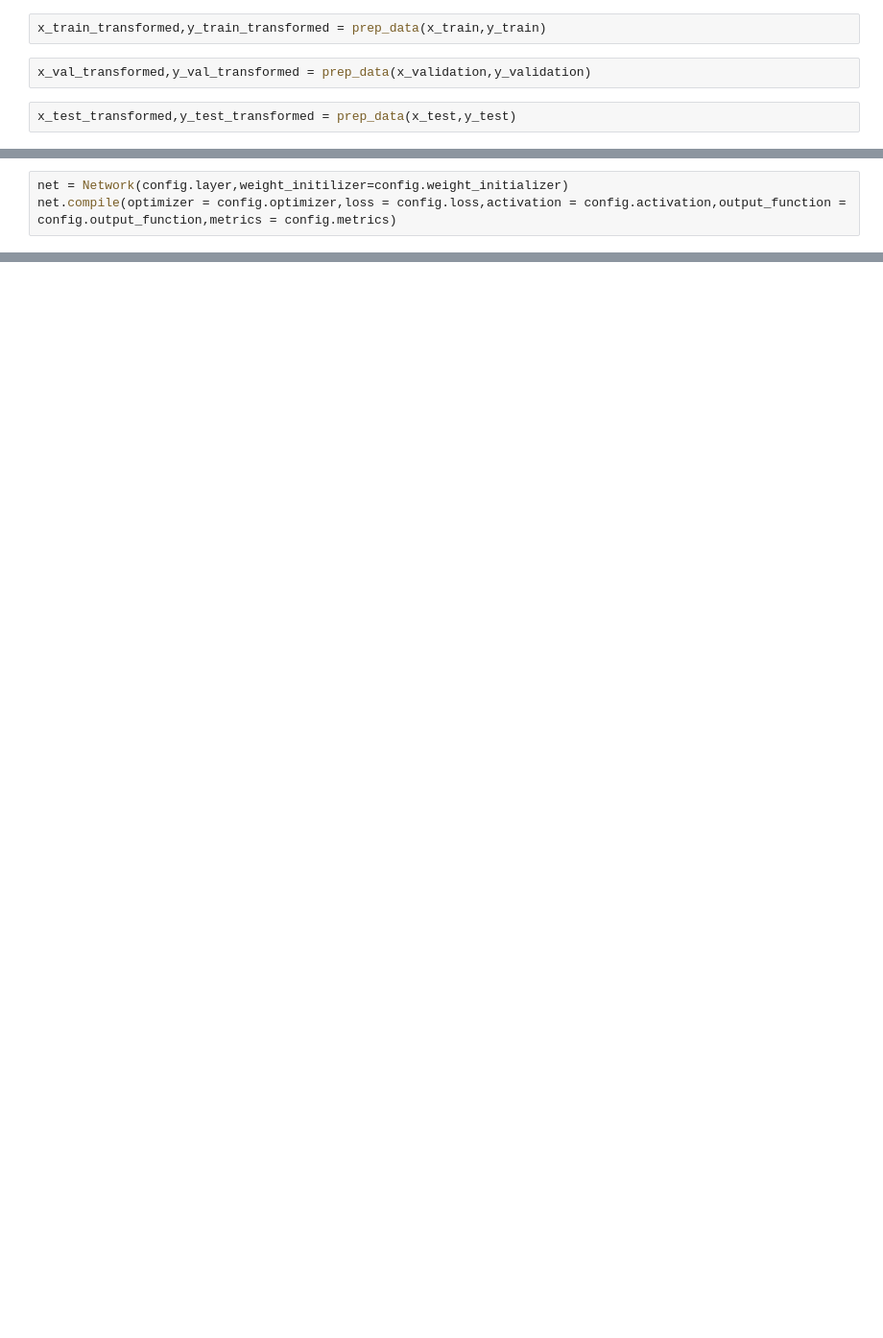
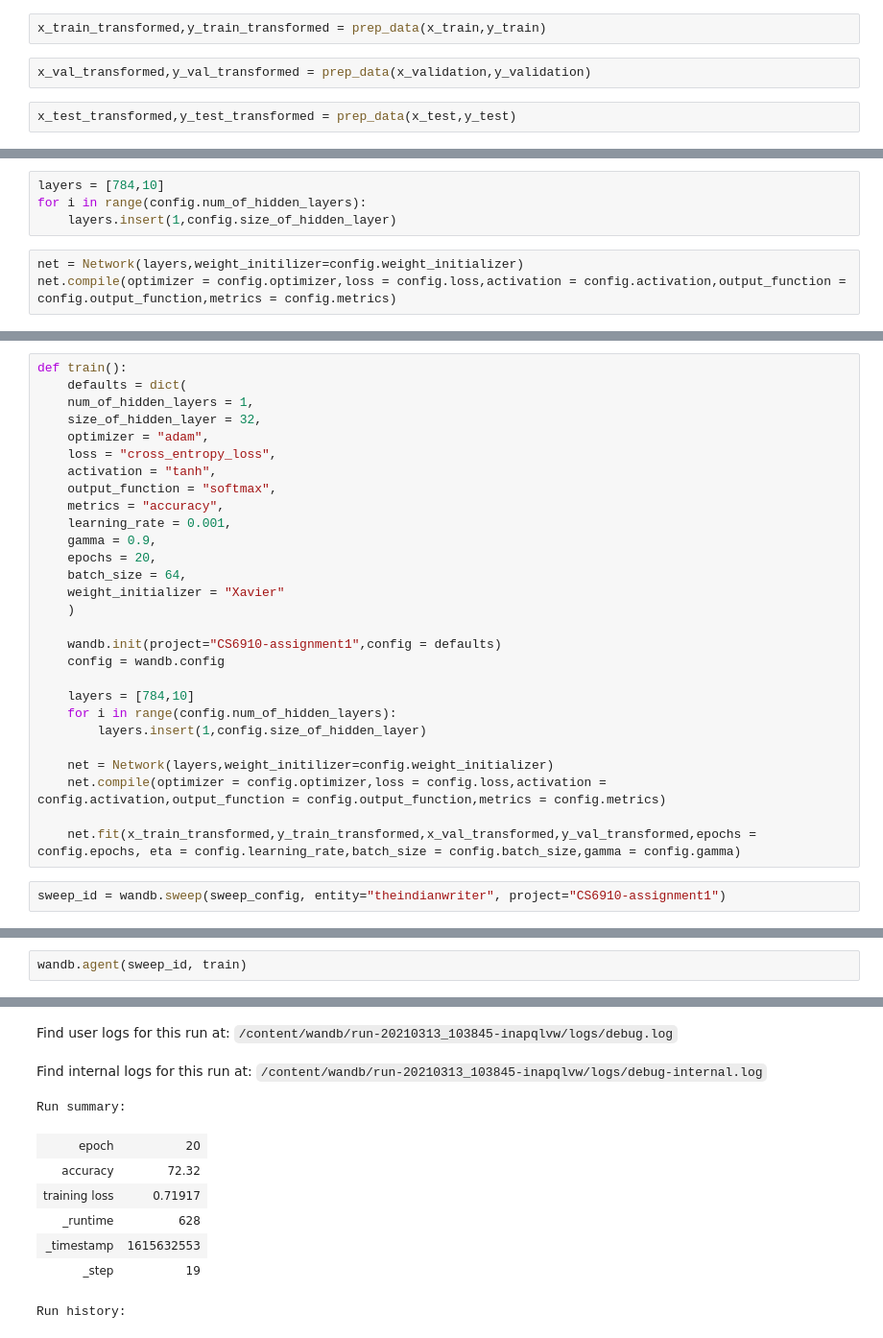
Before and after one commit to theindianwriter/cs6910_assignment1, a Jupyter notebook: DL_Assigment1.ipynb, the cells around one changed output, grey strips where cells are left out. Shown at 96% size. Drawn from its saved outputs; the diff is of its cells as text; blank space fills up the shorter version.

Commit message:
wandb

```diff
--- a/DL_Assigment1.ipynb
+++ b/DL_Assigment1.ipynb
@@ -425,3 +456,7 @@ Run data is saved locally in /content/wandb/run-20210312_191233-2kkjhr3c
+# %%
+layers = [784,10]
+for i in range(config.num_of_hidden_layers):
+    layers.insert(1,config.size_of_hidden_layer)
 # %%
-net = Network(config.layer,weight_initilizer=config.weight_initializer)
+net = Network(layers,weight_initilizer=config.weight_initializer)
 net.compile(optimizer = config.optimizer,loss = config.loss,activation = config.activation,output_function = config.output_function,metrics = config.metrics)
@@ -451,0 +529,30 @@ wandb.save('test model')
+# %%
+def train():
+    defaults = dict(
+    num_of_hidden_layers = 1,
+    size_of_hidden_layer = 32,
+    optimizer = "adam",
+    loss = "cross_entropy_loss",
+    activation = "tanh",
+    output_function = "softmax",
+    metrics = "accuracy",
+    learning_rate = 0.001,
+    gamma = 0.9,
+    epochs = 20,
+    batch_size = 64,
+    weight_initializer = "Xavier"
+    )
+
+    wandb.init(project="CS6910-assignment1",config = defaults)
+    config = wandb.config
+
+    layers = [784,10]
+    for i in range(config.num_of_hidden_layers):
+        layers.insert(1,config.size_of_hidden_layer)
+
+    net = Network(layers,weight_initilizer=config.weight_initializer)
+    net.compile(optimizer = config.optimizer,loss = config.loss,activation = config.activation,output_function = config.output_function,metrics = config.metrics)
+
+    net.fit(x_train_transformed,y_train_transformed,x_val_transformed,y_val_transformed,epochs = config.epochs, eta = config.learning_rate,batch_size = config.batch_size,gamma = config.gamma)
+# %%
+sweep_id = wandb.sweep(sweep_config, entity="theindianwriter", project="CS6910-assignment1")
@@ -451,0 +562,3 @@ wandb.save('test model')
+# %%
+wandb.agent(sweep_id, train)
+# %% [output]
@@ -451,0 +603,10 @@ wandb.save('test model')
+Find user logs for this run at: /content/wandb/run-20210313_103845-inapqlvw/logs/debug.log
+Find internal logs for this run at: /content/wandb/run-20210313_103845-inapqlvw/logs/debug-internal.log
+Run summary:
+| epoch | 20 |
+| accuracy | 72.32 |
+| training loss | 0.71917 |
+| _runtime | 628 |
+| _timestamp | 1615632553 |
+| _step | 19 |
+Run history:
```
Also changed, not shown: parts of 15 cells of this notebook.
